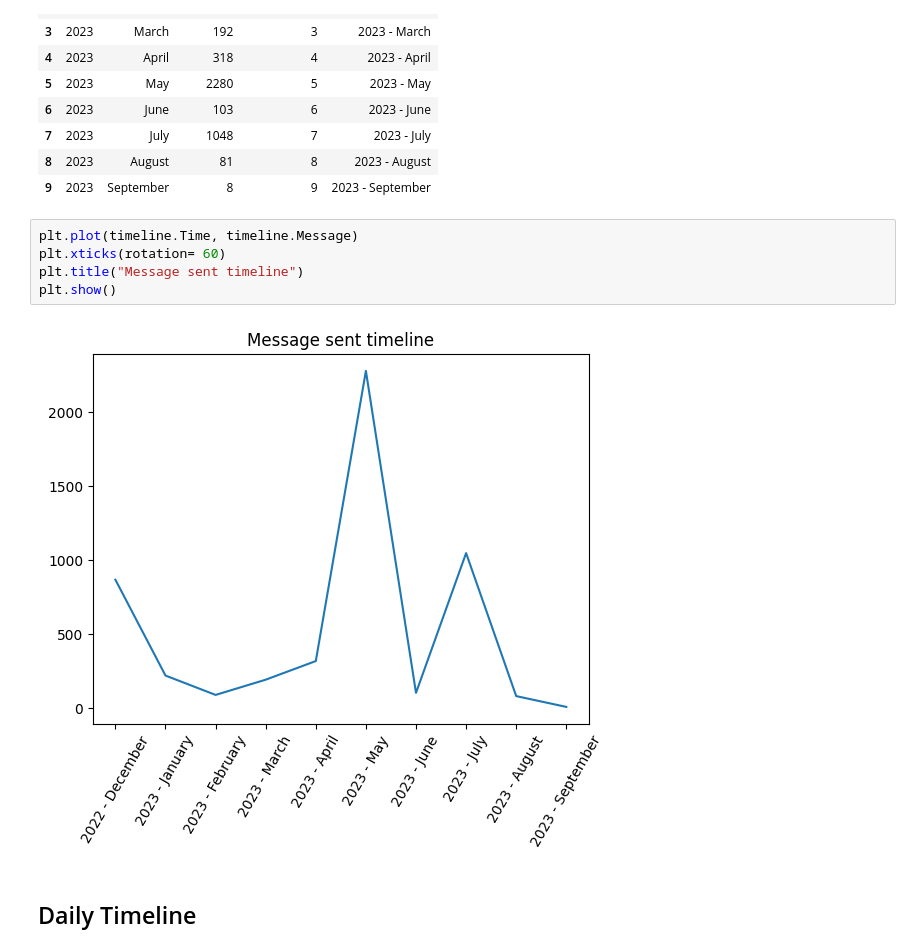
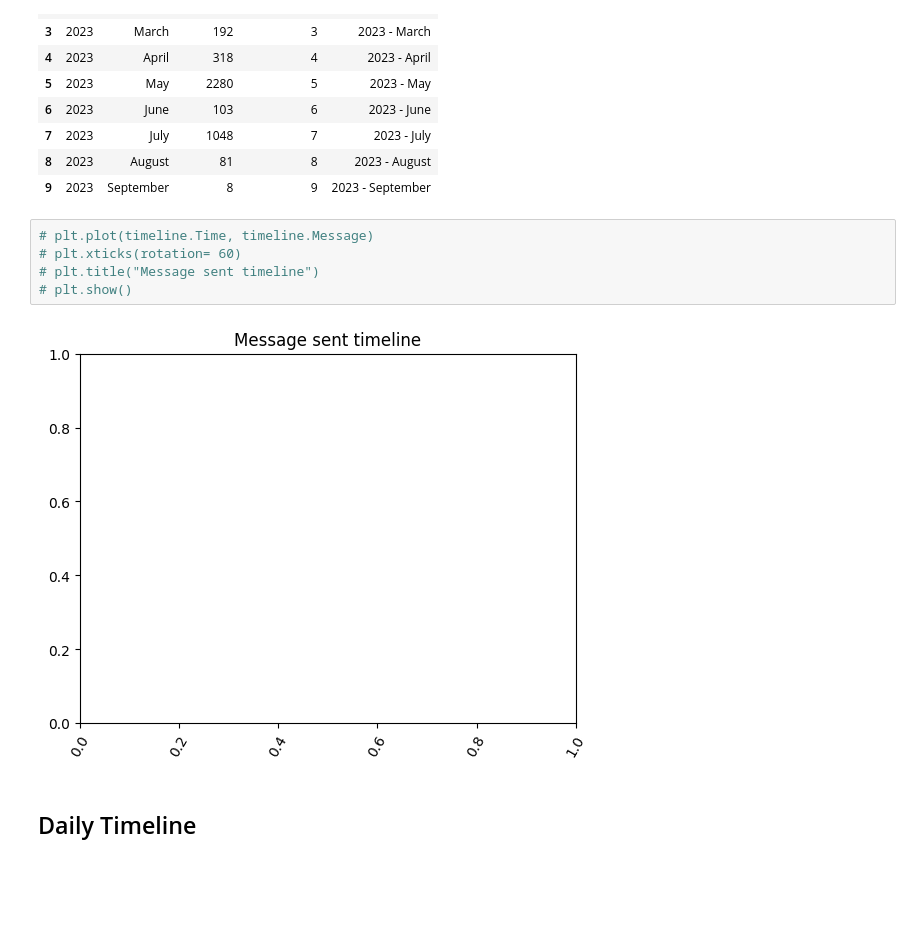
Before and after one commit to mr-ayush-agrawal/WhatsApp_Chat_Analyser, a Jupyter notebook: Analysing.ipynb, the cells around one changed output. Saved outputs shown, nothing was run; the diff lists cells and outputs as text; blank space fills up the shorter version.

```diff
--- a/Analysing.ipynb
+++ b/Analysing.ipynb
@@ -246,12 +248,12 @@ timeline
 | 8 | 2023 | August | 81 | 8 | 2023 - August |
 | 9 | 2023 | September | 8 | 9 | 2023 - September |
 # %%
-plt.plot(timeline.Time, timeline.Message)
-plt.xticks(rotation= 60)
-plt.title("Message sent timeline")
-plt.show()
+# plt.plot(timeline.Time, timeline.Message)
+# plt.xticks(rotation= 60)
+# plt.title("Message sent timeline")
+# plt.show()
 # %% [output]
-[figure, old version]
+[figure, new version]
 # %% [markdown]
 ## Daily Timeline
 # %%
```
Also changed, not shown: parts of 8 cells of this notebook, 3 other files.
